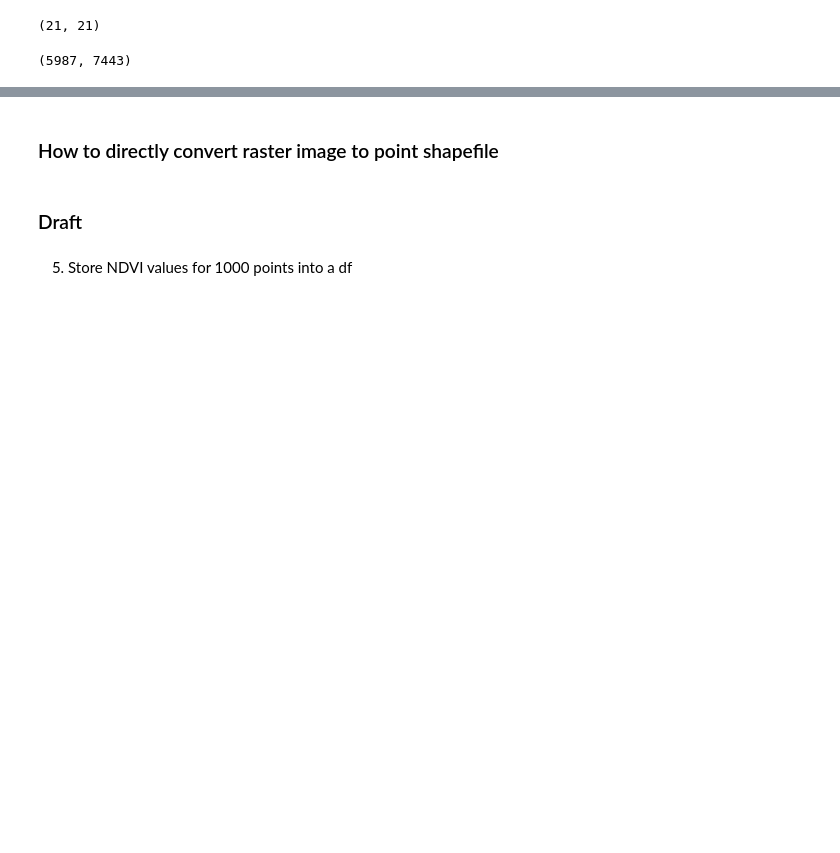
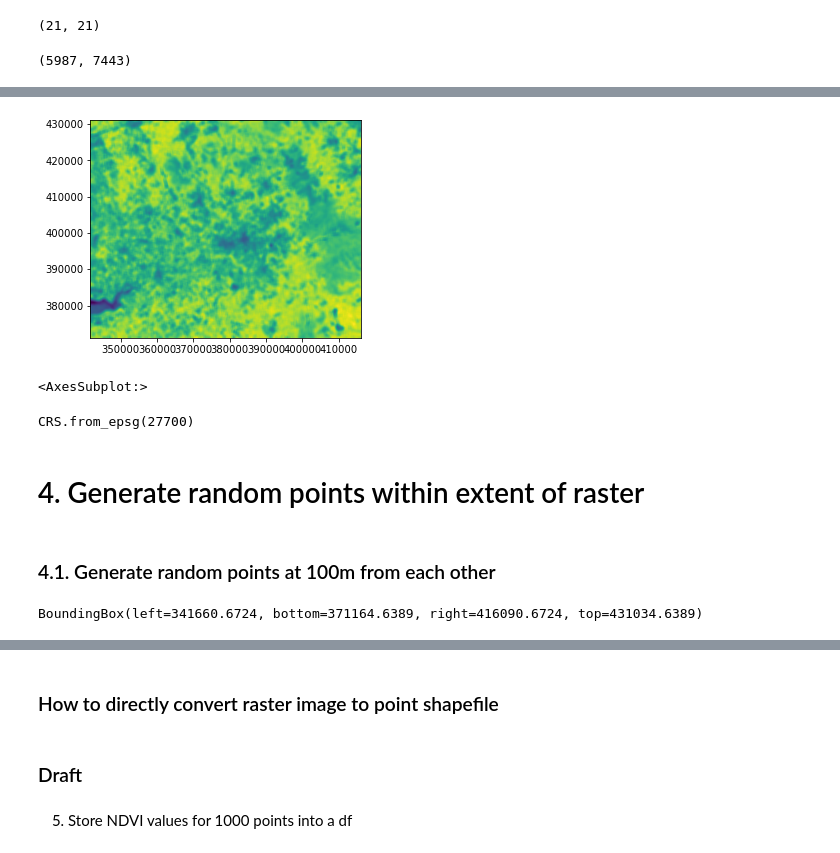
Before and after one commit to alexdelai/NDVI-dimist, a Jupyter notebook: script_greenspace_dataframe.ipynb, the cells around one changed output, grey strips where cells are left out. Drawn from its saved outputs; the diff is of its cells as text; code cells hidden in the pictures; blank space fills up the shorter version.

```diff
--- a/script_greenspace_dataframe.ipynb
+++ b/script_greenspace_dataframe.ipynb
@@ -191,0 +190,22 @@ geopandas.geodataframe.GeoDataFrame
+# %%
+# NDVI layer output at 500m
+src_500 = rasterio.open("thesis_project/output/ndvi_output_500.tif")
+show(src_500, 1)
+# %% [output]
+[figure, added]
+<AxesSubplot:>
+# %%
+# check crs
+src_500.crs
+# %% [output]
+CRS.from_epsg(27700)
+# %% [markdown]
+# 4. Generate random points within extent of raster
+# %% [markdown]
+### 4.1. Generate random points at 100m from each other
+# %%
+# extract raster bounds (later input to create the polygon)
+bounds = src_100.bounds
+bounds
+# %% [output]
+BoundingBox(left=341660.6724, bottom=371164.6389, right=416090.6724, top=431034.6389)
```
Also changed, not shown: parts of 61 cells of this notebook.
